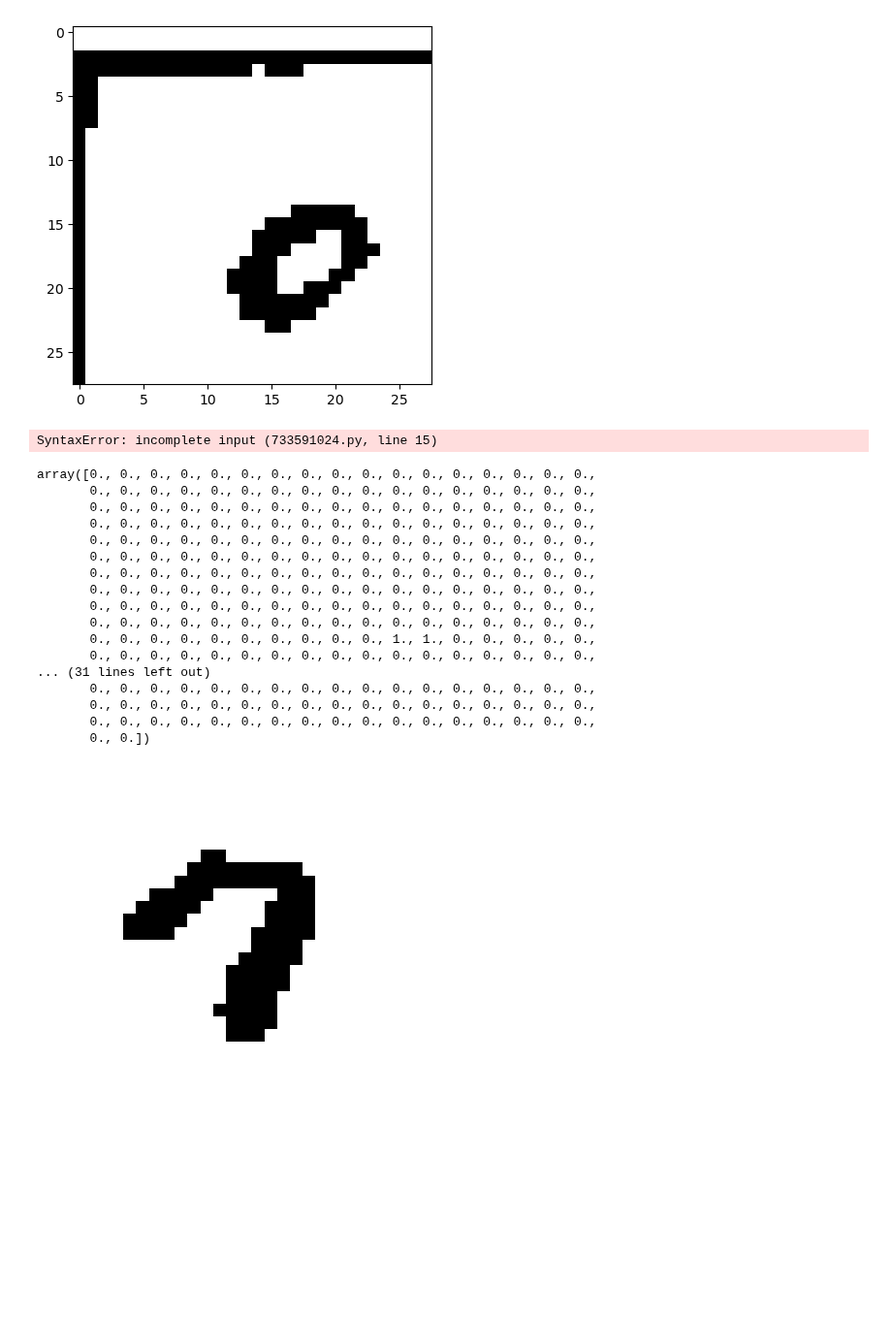
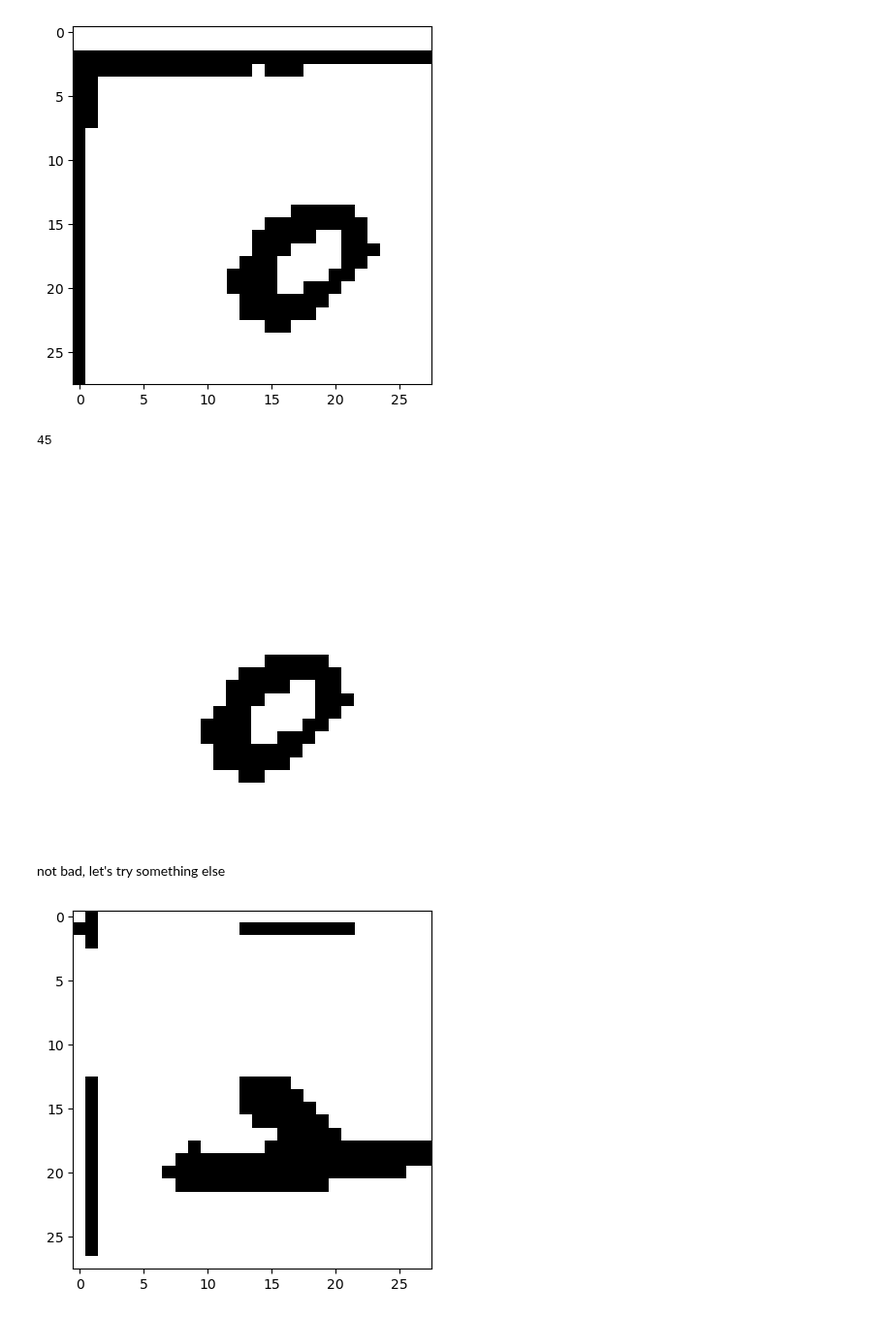
Before and after one commit to nonameR9077/MLproject_2023-2, a Jupyter notebook: preprocessing/npzBorderDel.ipynb, the cells around one changed output. Shown at 97% size. Cells and saved outputs as stored; diff of their text form; code cells hidden in the pictures; blank space fills up the shorter version.

Commit message:
preprocessing - ongoing(reshape done, border done, thinning ongoing)

```diff
--- a/preprocessing/npzBorderDel.ipynb
+++ b/preprocessing/npzBorderDel.ipynb
@@ -90,45 +92,48 @@ plot_digit(sample,True)
 plt.show()
 # %% [output]
 [figure]
+# %%
+np.count_nonzero(np.reshape(sample,(28,28))[0:4,:])
+# %% [output]
+45
 # %%
-def detect_del_boundary(img, thickness = 3):
+def detect_del_boundary(img, thickness = 4, threshold = 10):
     curr = np.reshape(img,(28,28))
 
     # how much you want to look at
     t = thickness
     # the threshold
-    threshold_t = 14 * t
+    threshold_t = threshold
 
-    cnt_top = 0
-    cnt_down = 0
-    cnt_left = 0
-    cnt_right = 0
+    cnt_top = np.count_nonzero(curr[0:t,:])
+    cnt_down = np.count_nonzero(curr[28-t:28,:])
+    cnt_left = np.count_nonzero(curr[:,0:t])
+    cnt_right = np.count_nonzero(curr[:,28-t:28])
 
-    # top
-    for i in range(t):
+    if cnt_top > threshold_t:
+        curr[0:t,:] = 0.
+
+    if cnt_down > threshold_t:
+        curr[28-t:28,:] = 0.
+
+    if cnt_left > threshold_t:
+        curr[:,0:t] = 0.
+
+    if cnt_right > threshold_t:
+        curr[:,28-t:28] = 0.
+
+    return np.reshape(curr, 784)
-# %% [output]
-SyntaxError: incomplete input (733591024.py, line 15)
 # %%
-curr_data_num_trVal_img[0]
+test = detect_del_boundary(sample)
+plot_digit(test)
+plt.show()
 # %% [output]
-array([0., 0., 0., 0., 0., 0., 0., 0., 0., 0., 0., 0., 0., 0., 0., 0., 0.,
-       0., 0., 0., 0., 0., 0., 0., 0., 0., 0., 0., 0., 0., 0., 0., 0., 0.,
-       0., 0., 0., 0., 0., 0., 0., 0., 0., 0., 0., 0., 0., 0., 0., 0., 0.,
-       0., 0., 0., 0., 0., 0., 0., 0., 0., 0., 0., 0., 0., 0., 0., 0., 0.,
-       0., 0., 0., 0., 0., 0., 0., 0., 0., 0., 0., 0., 0., 0., 0., 0., 0.,
-       0., 0., 0., 0., 0., 0., 0., 0., 0., 0., 0., 0., 0., 0., 0., 0., 0.,
-       0., 0., 0., 0., 0., 0., 0., 0., 0., 0., 0., 0., 0., 0., 0., 0., 0.,
-       0., 0., 0., 0., 0., 0., 0., 0., 0., 0., 0., 0., 0., 0., 0., 0., 0.,
-       0., 0., 0., 0., 0., 0., 0., 0., 0., 0., 0., 0., 0., 0., 0., 0., 0.,
-       0., 0., 0., 0., 0., 0., 0., 0., 0., 0., 0., 0., 0., 0., 0., 0., 0.,
-       0., 0., 0., 0., 0., 0., 0., 0., 0., 0., 1., 1., 0., 0., 0., 0., 0.,
-       0., 0., 0., 0., 0., 0., 0., 0., 0., 0., 0., 0., 0., 0., 0., 0., 0.,
-... (31 lines left out)
-       0., 0., 0., 0., 0., 0., 0., 0., 0., 0., 0., 0., 0., 0., 0., 0., 0.,
-       0., 0., 0., 0., 0., 0., 0., 0., 0., 0., 0., 0., 0., 0., 0., 0., 0.,
-       0., 0., 0., 0., 0., 0., 0., 0., 0., 0., 0., 0., 0., 0., 0., 0., 0.,
-       0., 0.])
+[figure, added]
+# %% [markdown]
+not bad, let's try something else
 # %%
-plot_digit(curr_data_num_trVal_img[0])
+sample = curr_data_num_trVal_img[280].copy()
+plot_digit(sample,True)
+plt.show()
 # %% [output]
-[figure, old version]
+[figure, new version]
```
Also changed, not shown: parts of 4 cells of this notebook, 1 other file.
